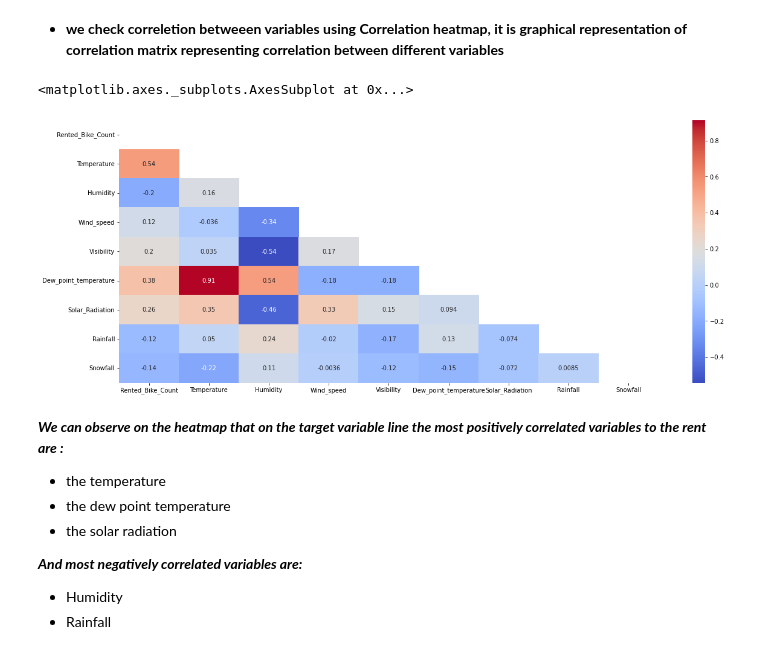
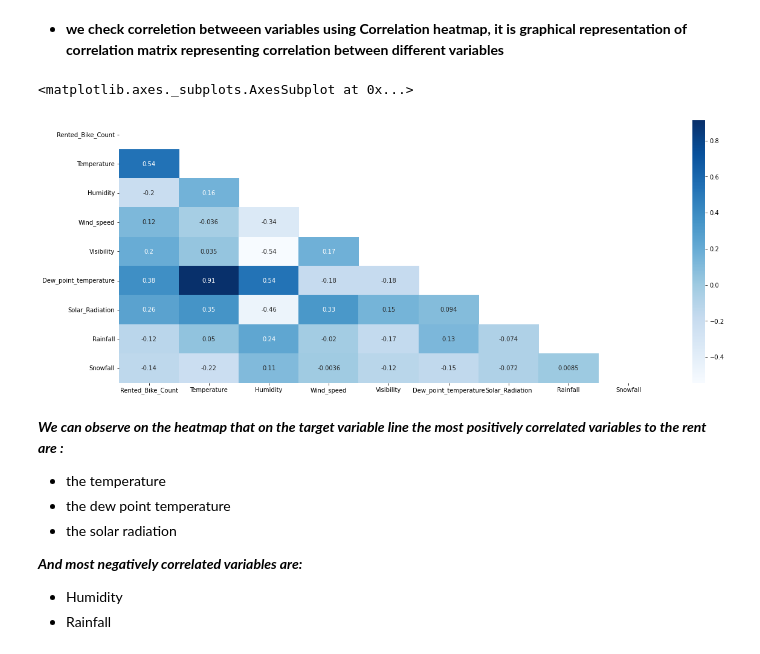
Before and after one commit to AruntejaLonka/Bike-Sharing-Demand-Prediction, a Jupyter notebook: Copy_of_Bike_Sharing_Demand_Prediction_Capstone_Project.ipynb, the cells around one changed output. Cells and saved outputs as stored; diff of their text form; code cells hidden in the pictures.

```diff
--- a/Copy_of_Bike_Sharing_Demand_Prediction_Capstone_Project.ipynb
+++ b/Copy_of_Bike_Sharing_Demand_Prediction_Capstone_Project.ipynb
@@ -85,6 +85,6 @@ Mounted at /content/drive
 # %%
 #load the seol bike data set from drive
-bike_df=pd.read_csv('/content/drive/MyDrive/Colab Notebooks/SeoulBikeData.csv',encoding ='latin')
+bike_df=pd.read_csv('/SeoulBikeData.csv',encoding ='latin')
 # %% [markdown]
 # **Understand More About The Data**
 # %% [markdown]
@@ -814,12 +814,12 @@ X.corr()
 # %%
 ## plot the Correlation matrix
 plt.figure(figsize=(20,8))
 correlation=bike_df.corr()
 mask = np.triu(np.ones_like(correlation, dtype=bool))
-sns.heatmap((correlation),mask=mask, annot=True,cmap='coolwarm')
+sns.heatmap((correlation),mask=mask, annot=True,cmap="Blues")
 # %% [output]
 <matplotlib.axes._subplots.AxesSubplot at 0x...>
-[figure, old version]
+[figure, new version]
 # %% [markdown]
 ***We can observe on the heatmap that on the target variable line the most positively correlated variables to the rent are :***
 
```
Also changed, not shown: parts of 22 cells of this notebook.
